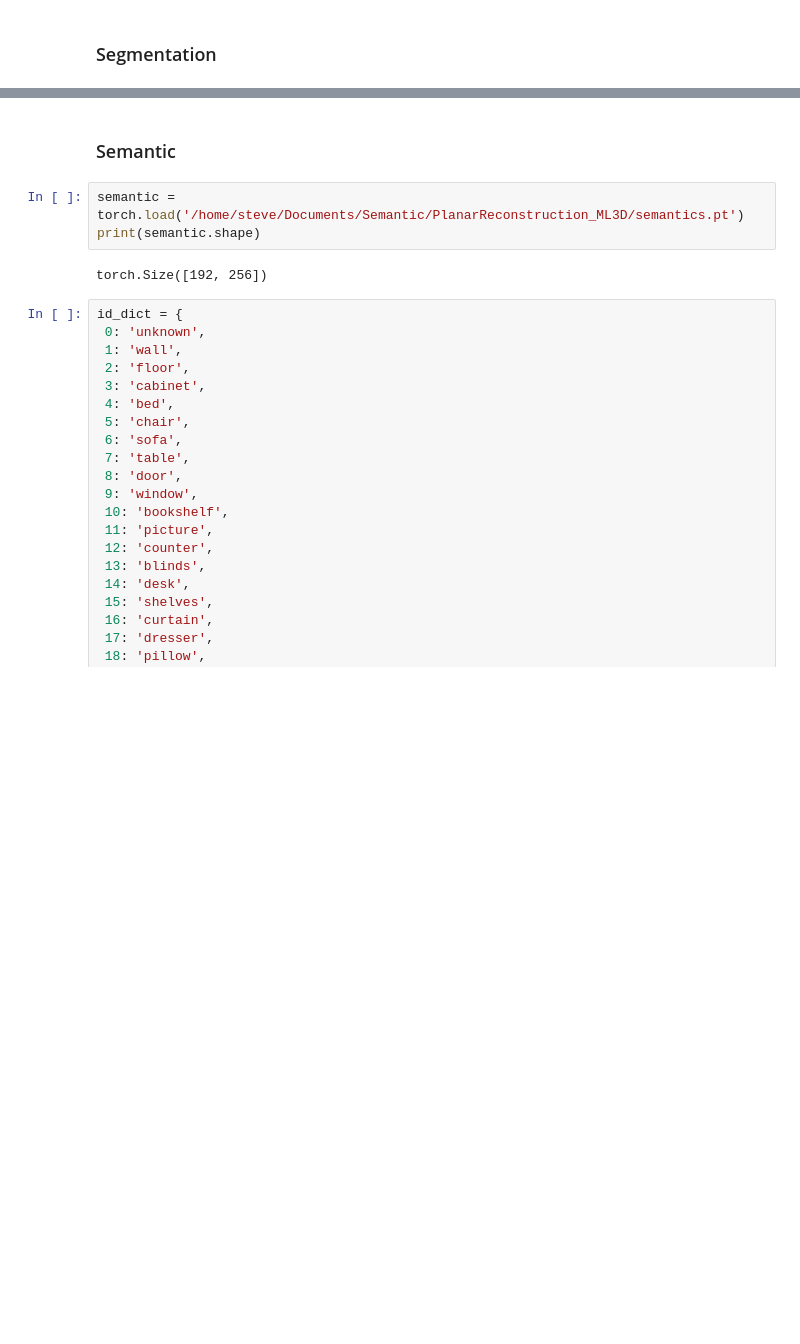
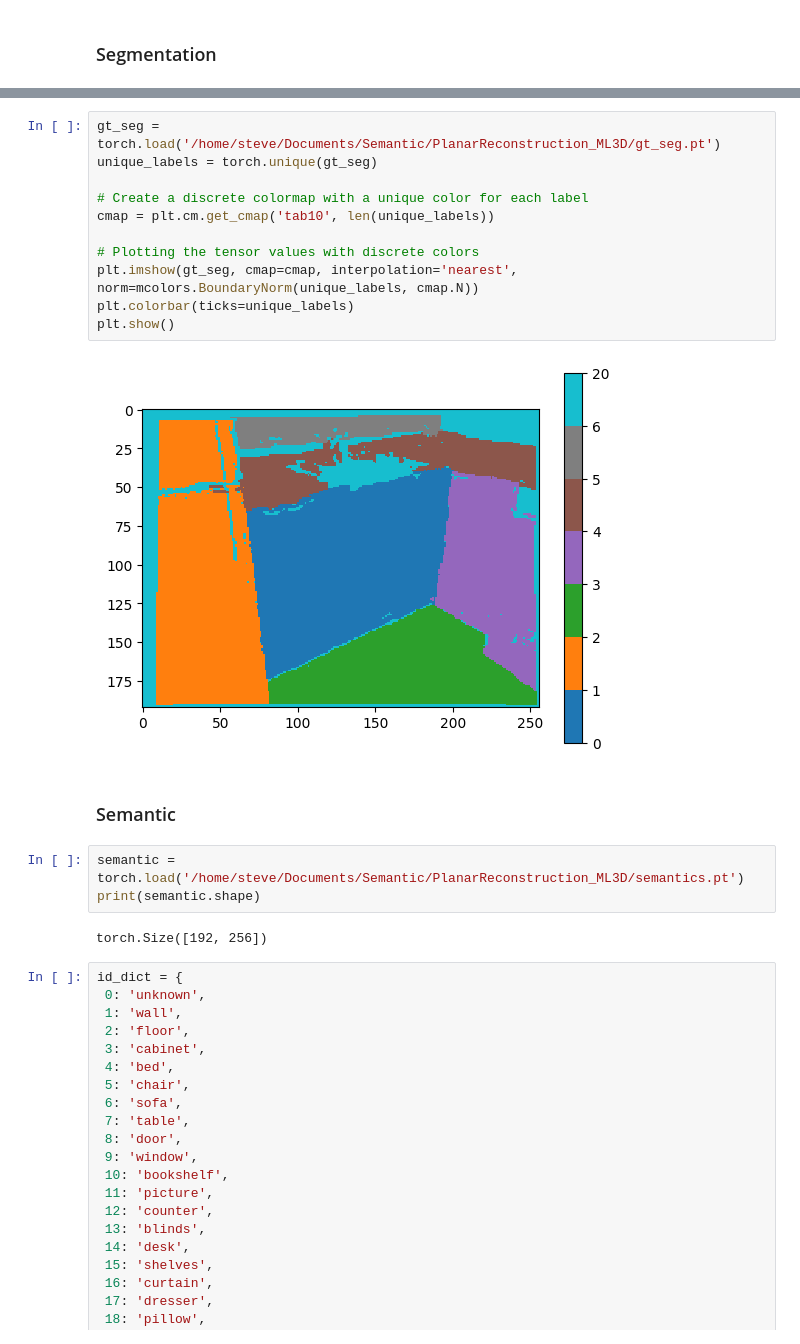
Before and after one commit to Hassan-Sarwat/PlanarReconstruction_ML3D, a Jupyter notebook: plot_segm_semant.ipynb, the cells around one changed output, grey strips where cells are left out. Saved outputs shown, nothing was run; the diff lists cells and outputs as text; blank space fills up the shorter version.

```diff
--- a/plot_segm_semant.ipynb
+++ b/plot_segm_semant.ipynb
@@ -31,3 +32,16 @@ plt.show()
+# %%
+gt_seg = torch.load('/home/steve/Documents/Semantic/PlanarReconstruction_ML3D/gt_seg.pt')
+unique_labels = torch.unique(gt_seg)
+
+# Create a discrete colormap with a unique color for each label
+cmap = plt.cm.get_cmap('tab10', len(unique_labels))
+
+# Plotting the tensor values with discrete colors
+plt.imshow(gt_seg, cmap=cmap, interpolation='nearest', norm=mcolors.BoundaryNorm(unique_labels, cmap.N))
+plt.colorbar(ticks=unique_labels)
+plt.show()
+# %% [output]
+[figure, added]
 # %% [markdown]
 ### Semantic
 # %%
```
Also changed, not shown: parts of 10 cells of this notebook, 6 other files.
